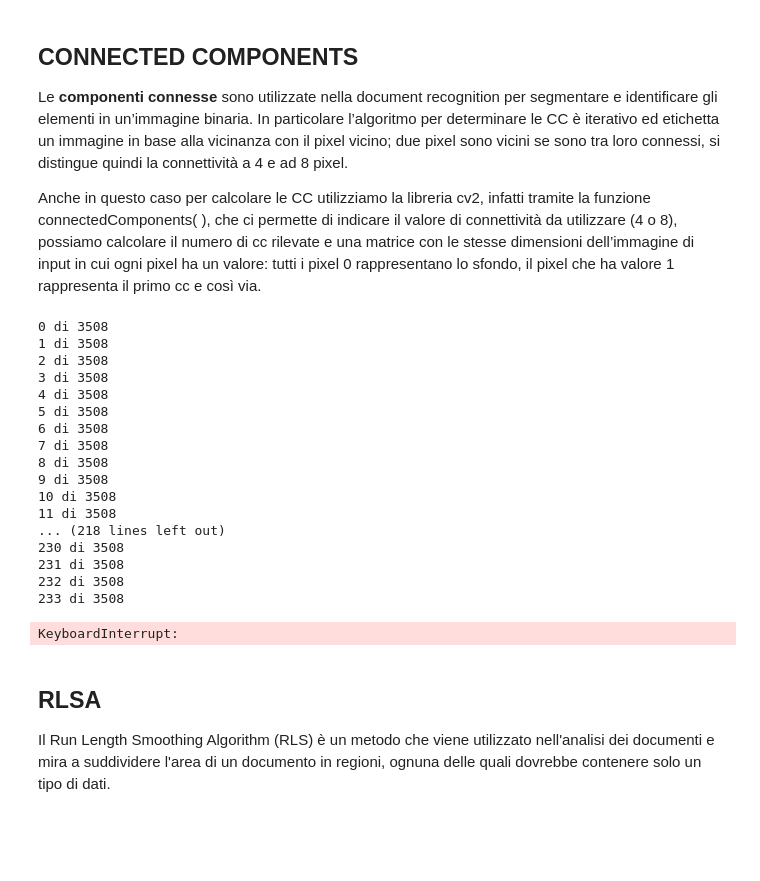
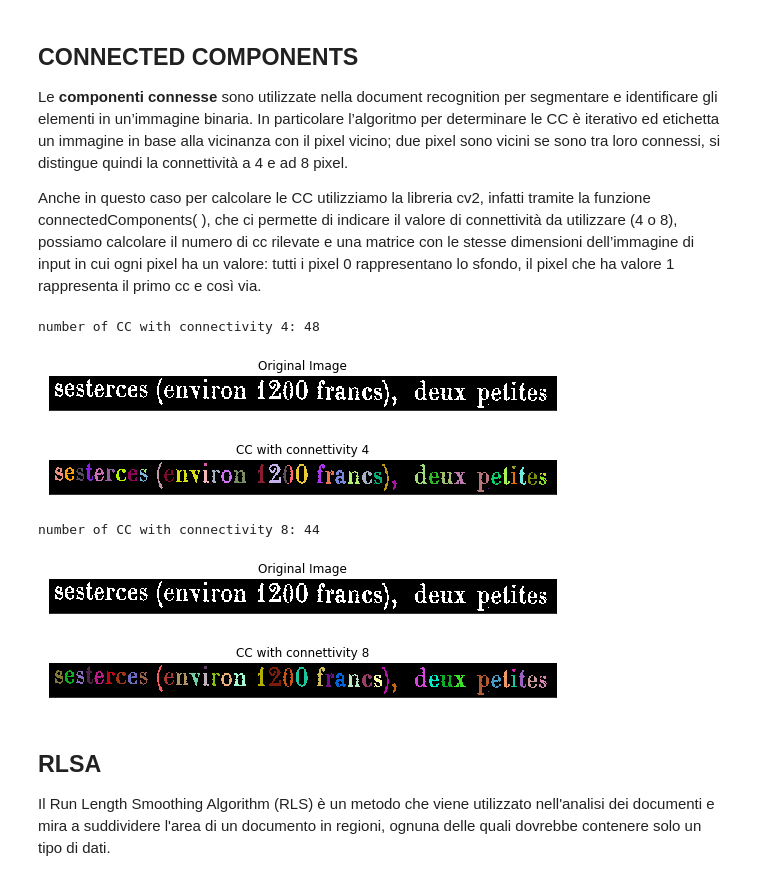
Before and after one commit to loredeluca/Document-Recognition, a Jupyter notebook: Progetto DDM.ipynb, the cells around one changed output. Drawn from its saved outputs; the diff is of its cells as text; code cells hidden in the pictures; blank space fills up the shorter version.

```diff
--- a/Progetto DDM.ipynb
+++ b/Progetto DDM.ipynb
@@ -33,7 +33,8 @@ for i in range(1):
     plt.title(titles[i]), plt.xticks([]), plt.yticks([])
 
     plt.subplot(1,2,i+2),plt.imshow(images[i+1],'gray')
-    plt.title(titles[i+1]), plt.xticks([]), plt.yticks([])
+    plt.title(titles[i+1])#, plt.xticks([]), plt.yticks([])
+    plt.axis('off')
     '''
     plt.figure(figsize=(10,10))
     plt.subplot(1,2,i+1),plt.imshow(images[i],'gray')
@@ -148,14 +149,29 @@ img = cv2.threshold(img,0,255,cv2.THRESH_BINARY_INV+cv2.THRESH_OTSU)[1]
 
 def show_CC(img,conn):
     cc, labels = cv2.connectedComponents(img,connectivity=conn)
+
+    '''
+    # Map component labels to hue val
+    label_hue = np.uint8(179*labels/np.max(labels))
+    blank_ch = 255*np.ones_like(label_hue)
+    labeled_img = cv2.merge([label_hue, blank_ch, blank_ch])
+
+    # cvt to BGR for display
+    labeled_img = cv2.cvtColor(labeled_img, cv2.COLOR_HSV2BGR)
+
+    # set bg label to black
+    labeled_img[label_hue==0] = 0'''
+
+
+
     #creo immagine a 3 canali
     labeled_img = cv2.merge([labels,labels,labels])
     rows,cols,ch= np.shape(labeled_img)
     #creo una matrice di colori da assegnare alle componenti connesse
-    savedcolor=main_colors(cc)
+    savedcolor=random_colors(cc)
 
     for i in range(rows):
-        print(i,'di',rows)
+        #print(i,'di',rows)
         for j in range(cols):
             if labeled_img[i][j][0]!=0:
                 for h in range(len(savedcolor)):
@@ -175,51 +191,39 @@ def show_CC(img,conn):
     images = [img, labeled_img]
     for i in range(2):
         plt.figure(figsize=(20,20))
         plt.subplot(1,2,i+1),plt.imshow((images[i]),'gray')
         plt.title(titles[i])
         plt.xticks([]),plt.yticks([])
 
     plt.show()
 
 def random_colors(cc):
     savedcolor=[]
     for k in range(cc):
         color = list(np.random.choice(range(256), size=3))
         savedcolor.append([k,color])
     savedcolor[0][1]=[0,0,0]
     return savedcolor
 
 def main_colors(cc):
     savedcolor=[]
     main_color=[[255,0,0],[255,255,255],[255,255,0],[0,255,0],[0,255,255],[0,0,255],[255,0,255],[128,0,128],[0,128,0]]
     for l in range(cc):
         color=randint(0,8)
         savedcolor.append([l,main_color[color]])
     savedcolor[0][1]=[0,0,0]
     return savedcolor
 
 
 show_CC(img,4)
 show_CC(img,8)
 # %% [output]
-0 di 3508
-1 di 3508
-2 di 3508
-3 di 3508
-4 di 3508
-5 di 3508
-6 di 3508
-7 di 3508
-8 di 3508
-9 di 3508
-10 di 3508
-11 di 3508
-... (218 lines left out)
-230 di 3508
-231 di 3508
-232 di 3508
-233 di 3508
+number of CC with connectivity 4: 48
+[figure, added]
+[figure, added]
-KeyboardInterrupt:
+number of CC with connectivity 8: 44
+[figure, added]
+[figure, added]
 # %% [markdown]
 ## RLSA
 Il Run Length Smoothing Algorithm (RLS) è un metodo che viene utilizzato nell'analisi dei documenti e mira a suddividere l'area di un documento in regioni, ognuna delle quali dovrebbe contenere solo un tipo di dati.
```
Also changed, not shown: parts of 6 cells of this notebook.
